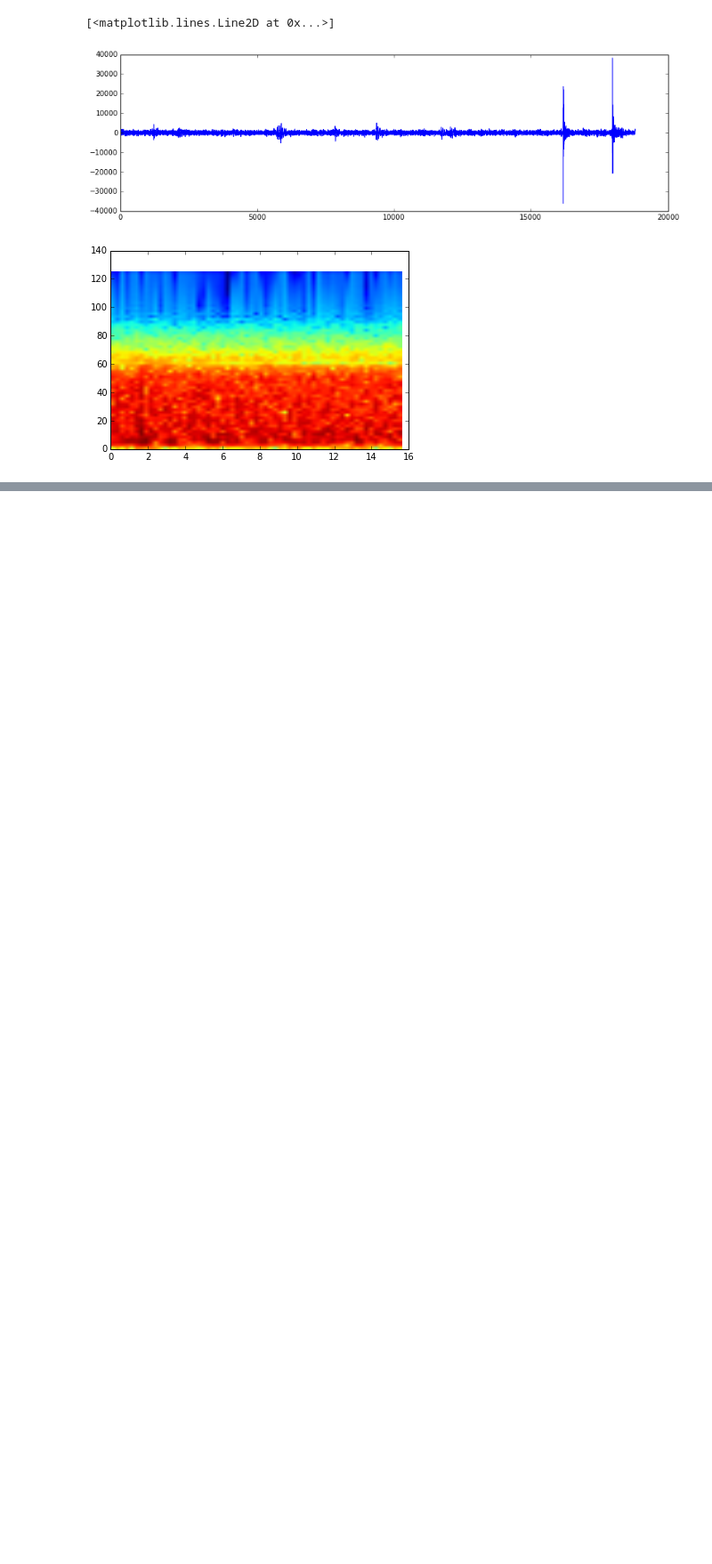
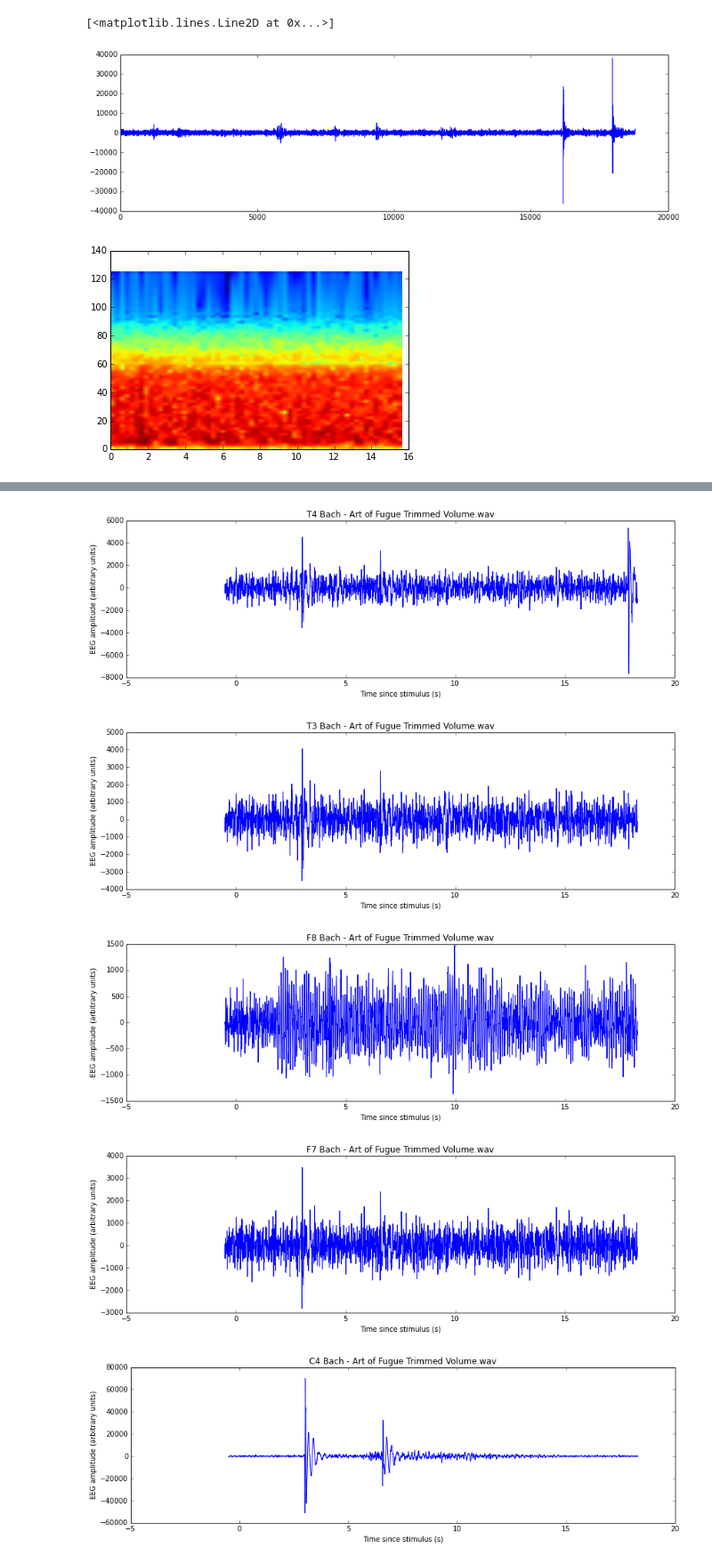
Before and after one commit to pierpressure/emotional-ensemble, a Jupyter notebook: analysis/eeg_analysis.ipynb, the cells around one changed output, grey strips where cells are left out. Shown at 89% size. Cells and saved outputs as stored; diff of their text form; code cells hidden in the pictures; blank space fills up the shorter version.

```diff
--- a/analysis/eeg_analysis.ipynb
+++ b/analysis/eeg_analysis.ipynb
@@ -66,0 +160,17 @@ _ = plt.specgram(eeg_f[2000:6000,0], NFFT=128, Fs=250, noverlap=64)
+# %%
+eeg_trials = np.zeros((8, len(song_starts), int(4700)))
+# %%
+running_diff = []
+for i in range(len(song_starts)):
+    if i != len(song_starts) - 1:
+        d = song_starts[i]
+        f = song_starts[i + 1]
+        start = d["index"]
+        end = f["index"]
+    else:
+        break
+    diff = end - start
+    running_diff.append(diff)
+print max(running_diff)
+print min(running_diff)
+# print avg(running_diff)
@@ -66,0 +180,11 @@ _ = plt.specgram(eeg_f[2000:6000,0], NFFT=128, Fs=250, noverlap=64)
+# %%
+song_names = []
+for channel in range(8):
+    for i in range(len(song_starts)):
+        d = song_starts[i]
+        start = d['index']
+        end = start + 4575
+        # 125 samples = 0.5s, 500 samples = 2.0 s
+        # we want 0.5s before the stimulus, seconds after stimulus will vary due to time stamp recording (took the max diff)
+        eeg_trials[channel, i, :] = eeg_f[start-125:end, channel]
+        song_names.append(song_starts[i]['song'])
@@ -66,0 +196,23 @@ _ = plt.specgram(eeg_f[2000:6000,0], NFFT=128, Fs=250, noverlap=64)
+# %%
+song_names_filtered = song_names[0:21]
+time = np.arange(0, eeg_trials.shape[2], 1) / 250.0 - 0.5
+# %%
+# N_AVG = 10
+# time_arr =[]
+# for j in range(eeg_trials.shape[1]) -- This would be for each song
+for i in range(eeg_trials.shape[0]):
+    plt.figure(figsize=(14, 4))
+
+    song_plot = eeg_trials[i][0] #replace 1 with j
+#     song_plot_np = np.array(song_plot)
+    _ = plt.plot(time[:], song_plot, c='blue')
+    plt.title(str(CHANNELS[i]) + " " + str(song_names[0]))
+
+    plt.xlabel('Time since stimulus (s)')
+    plt.ylabel('EEG amplitude (arbitrary units)')
+# %% [output]
+[figure, added]
+[figure, added]
+[figure, added]
+[figure, added]
+[figure, added]
```
Also changed, not shown: parts of 20 cells of this notebook, 6 other files.
